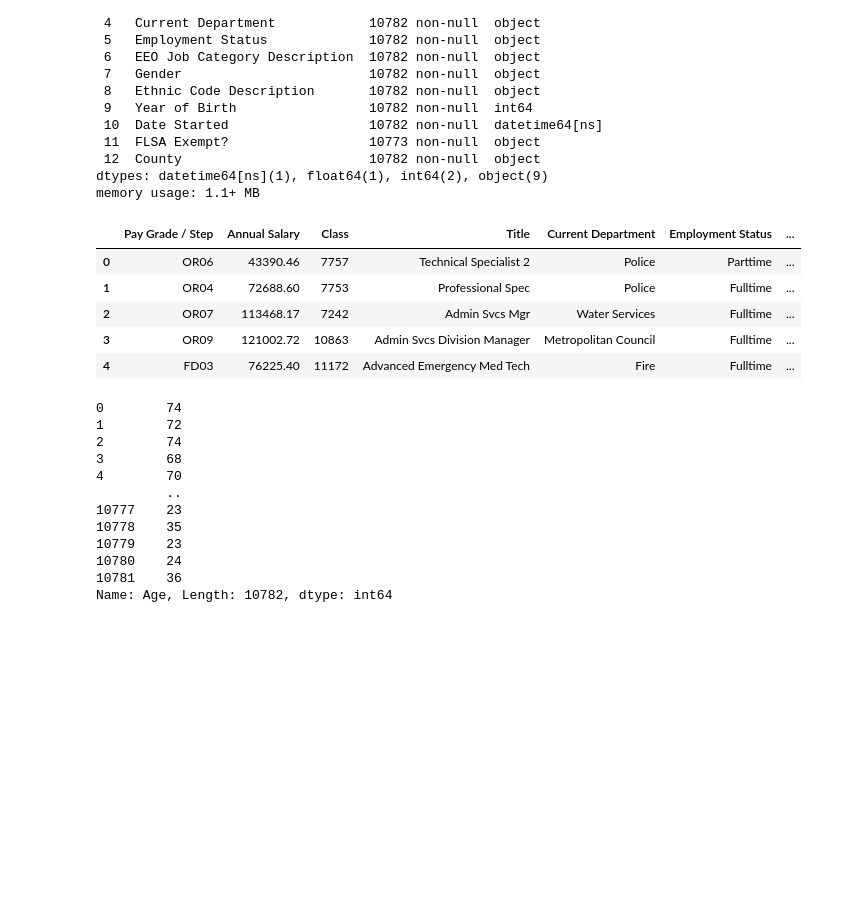
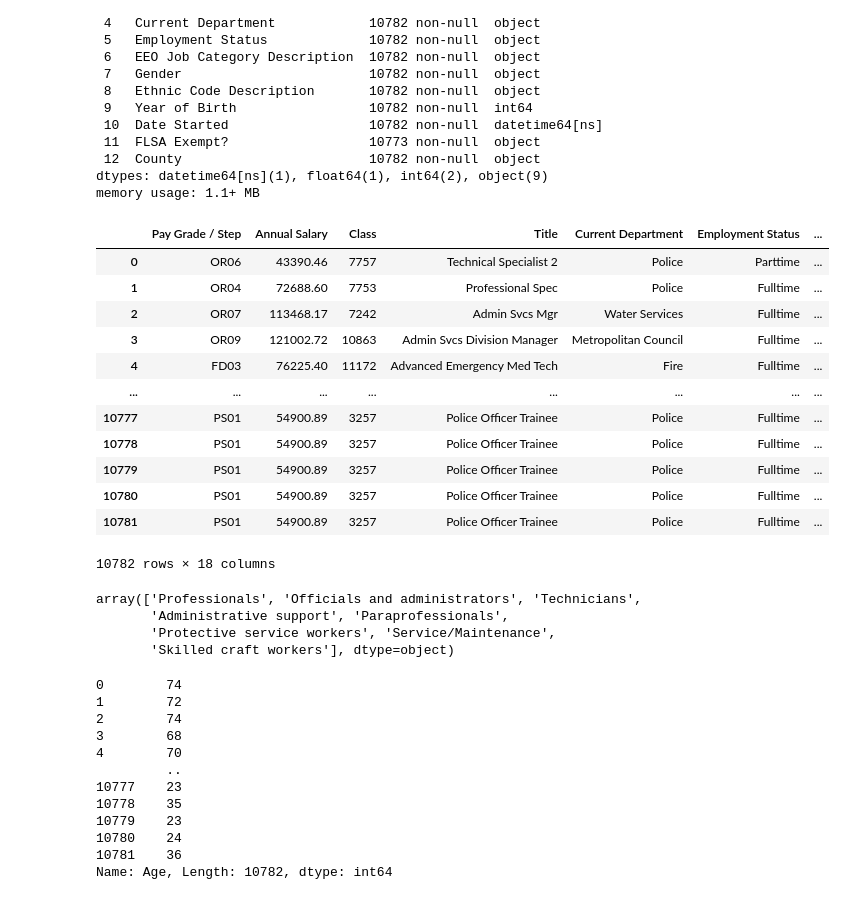
Before and after one commit to zdemeke/DavidsonGovEmployeeDemographics, a Jupyter notebook: Gov't Employment.ipynb, the cells around one changed output. Cells and saved outputs as stored; diff of their text form; code cells hidden in the pictures; blank space fills up the shorter version.

```diff
--- a/Gov't Employment.ipynb
+++ b/Gov't Employment.ipynb
@@ -169,13 +170,32 @@ memory usage: 1.1+ MB
 gov_emp['Current_Year'] = pd.Timestamp('now').year
 # %%
-gov_emp.head()
+gov_emp
 # %% [output]
 |  | Pay Grade / Step | Annual Salary | Class | Title | Current Department | Employment Status | ... |
 | 0 | OR06 | 43390.46 | 7757 | Technical Specialist 2 | Police | Parttime | ... |
 | 1 | OR04 | 72688.60 | 7753 | Professional Spec | Police | Fulltime | ... |
 | 2 | OR07 | 113468.17 | 7242 | Admin Svcs Mgr | Water Services | Fulltime | ... |
 | 3 | OR09 | 121002.72 | 10863 | Admin Svcs Division Manager | Metropolitan Council | Fulltime | ... |
 | 4 | FD03 | 76225.40 | 11172 | Advanced Emergency Med Tech | Fire | Fulltime | ... |
+| ... | ... | ... | ... | ... | ... | ... | ... |
+| 10777 | PS01 | 54900.89 | 3257 | Police Officer Trainee | Police | Fulltime | ... |
+| 10778 | PS01 | 54900.89 | 3257 | Police Officer Trainee | Police | Fulltime | ... |
+| 10779 | PS01 | 54900.89 | 3257 | Police Officer Trainee | Police | Fulltime | ... |
+| 10780 | PS01 | 54900.89 | 3257 | Police Officer Trainee | Police | Fulltime | ... |
+| 10781 | PS01 | 54900.89 | 3257 | Police Officer Trainee | Police | Fulltime | ... |
+10782 rows × 18 columns
+# %%
+#Change long names to short ones and check the unique values under EEO Job Category Description column
+gov_emp.replace({'Ethnic Code Description':{'White':'White','Black or African American': 'Black', 'Hispanic or Latino of any race': 'Hispanic','Two or More Races':'Two or more',
+                   'Asian':'Asian','Native Hawaiian or Other Pacific':'Native','American Indian or Alaskan Native':'Islander'}},inplace = True)
+
+gov_emp.replace({'EEO Job Category Description':{'Administrative support (including clerical and sales)':'Administrative support'}},inplace = True)
+gov_emp['EEO Job Category Description'].unique()
+# %% [output]
+array(['Professionals', 'Officials and administrators', 'Technicians',
+       'Administrative support', 'Paraprofessionals',
+       'Protective service workers', 'Service/Maintenance',
+       'Skilled craft workers'], dtype=object)
 # %%
 # creatw Age column and start Age analysis
 gov_emp['Age']= (gov_emp['Current_Year'] - gov_emp['Year of Birth'])
```
Also changed, not shown: parts of 47 cells of this notebook.
